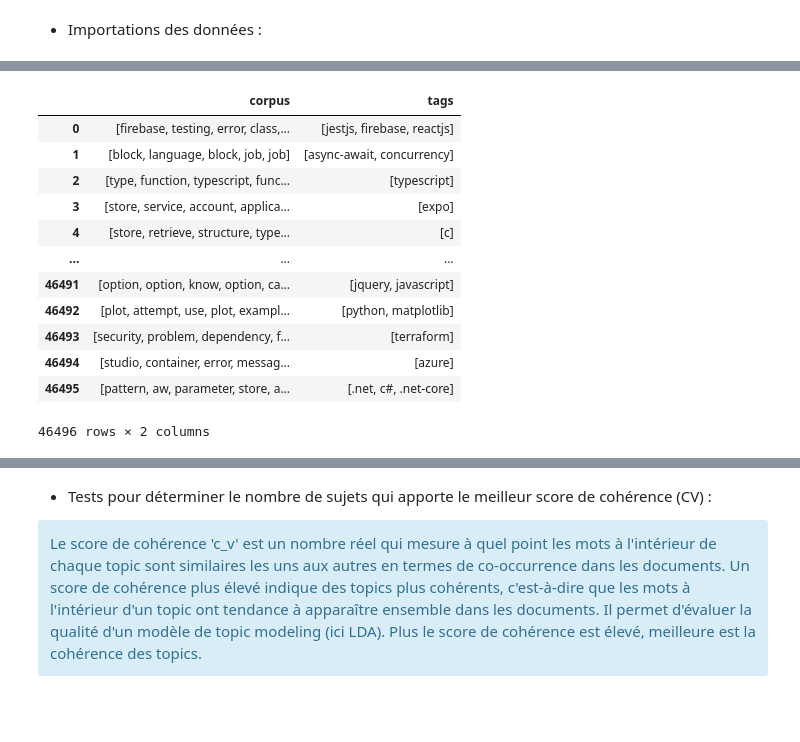
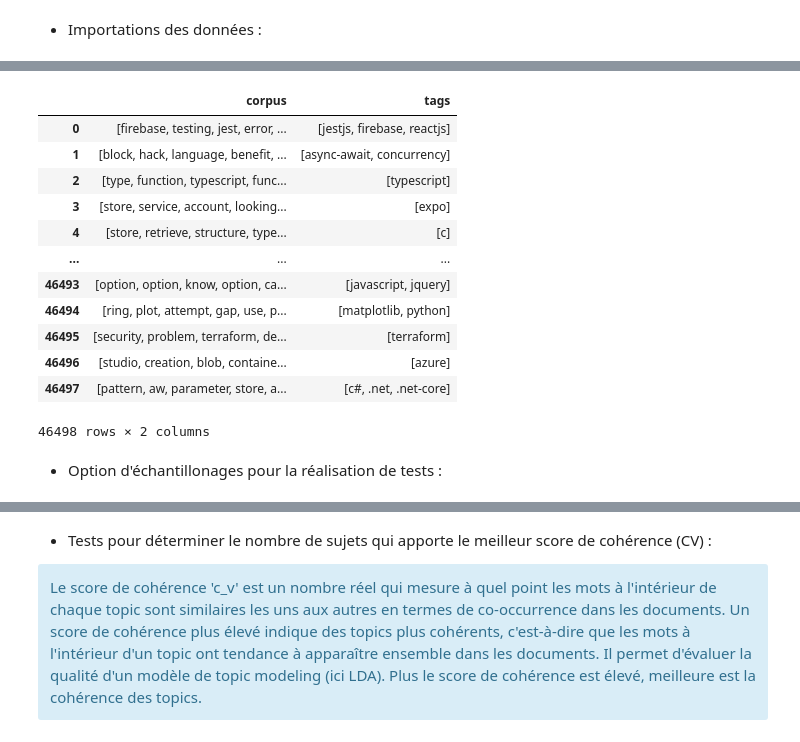
Before and after one commit to BiGHeaDMaX/Suggestion-automatique-de-mots-cles, a Jupyter notebook: 03 - Approche non supervisée.ipynb, the cells around one changed output, grey strips where cells are left out. Cells and saved outputs as stored; diff of their text form; code cells hidden in the pictures; blank space fills up the shorter version.

```diff
--- a/03 - Approche non supervisée.ipynb
+++ b/03 - Approche non supervisée.ipynb
@@ -34,20 +35,21 @@ t_notebook = time.time()
 # %%
-#with open('data_clean.pkl', 'rb') as fichier:
-with open('data_clean_top_500.pkl', 'rb') as fichier:
+with open('data_clean.pkl', 'rb') as fichier:
     data = pickle.load(fichier)
 
 data
 # %% [output]
 |  | corpus | tags |
-| 0 | [firebase, testing, error, class,... | [jestjs, firebase, reactjs] |
-| 1 | [block, language, block, job, job] | [async-await, concurrency] |
+| 0 | [firebase, testing, jest, error, ... | [jestjs, firebase, reactjs] |
+| 1 | [block, hack, language, benefit, ... | [async-await, concurrency] |
 | 2 | [type, function, typescript, func... | [typescript] |
-| 3 | [store, service, account, applica... | [expo] |
+| 3 | [store, service, account, looking... | [expo] |
 | 4 | [store, retrieve, structure, type... | [c] |
 | ... | ... | ... |
-| 46491 | [option, option, know, option, ca... | [jquery, javascript] |
-| 46492 | [plot, attempt, use, plot, exampl... | [python, matplotlib] |
-| 46493 | [security, problem, dependency, f... | [terraform] |
-| 46494 | [studio, container, error, messag... | [azure] |
-| 46495 | [pattern, aw, parameter, store, a... | [.net, c#, .net-core] |
+| 46493 | [option, option, know, option, ca... | [javascript, jquery] |
+| 46494 | [ring, plot, attempt, gap, use, p... | [matplotlib, python] |
+| 46495 | [security, problem, terraform, de... | [terraform] |
+| 46496 | [studio, creation, blob, containe... | [azure] |
+| 46497 | [pattern, aw, parameter, store, a... | [c#, .net, .net-core] |
-46496 rows × 2 columns
+46498 rows × 2 columns
+# %% [markdown]
+- Option d'échantillonages pour la réalisation de tests :
```
Also changed, not shown: parts of 25 cells of this notebook.
